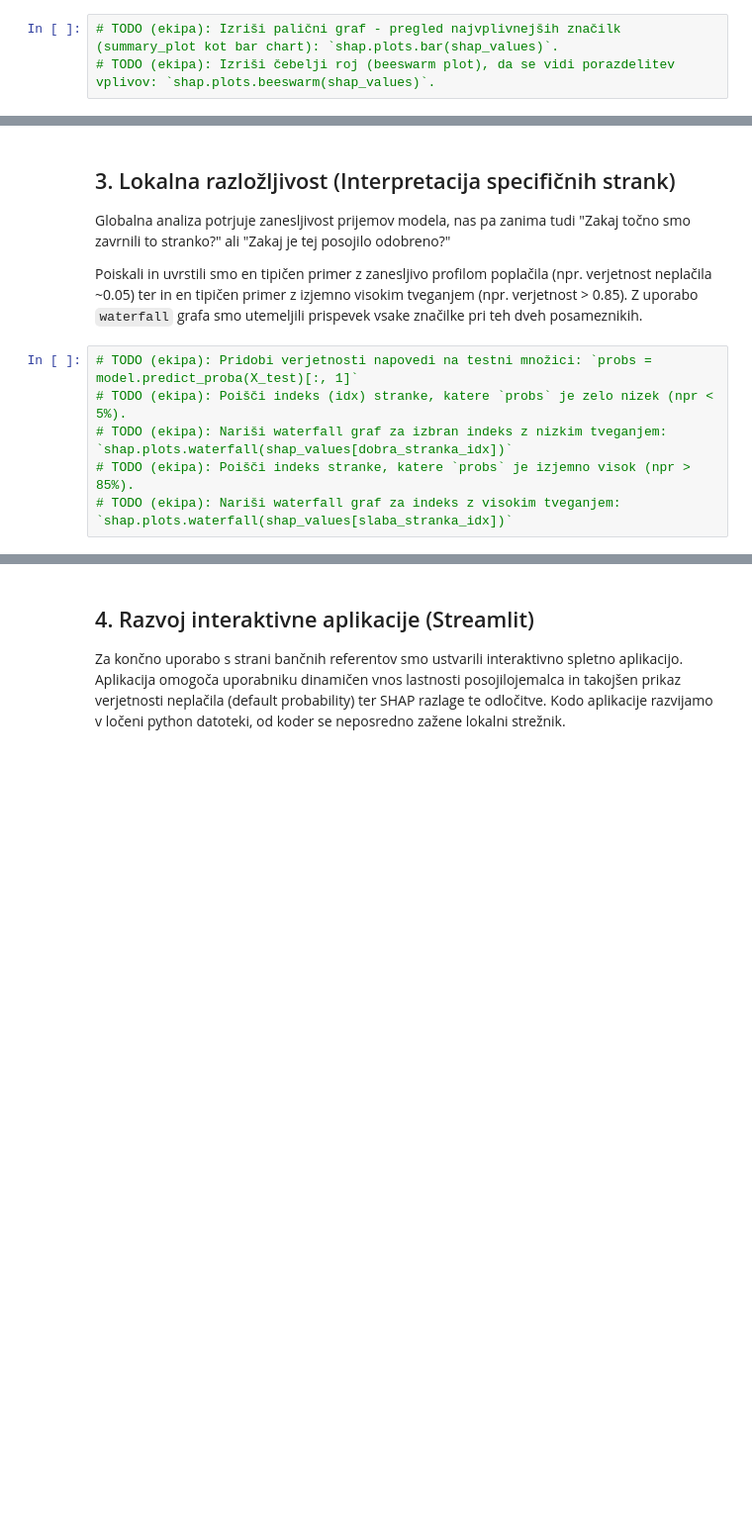
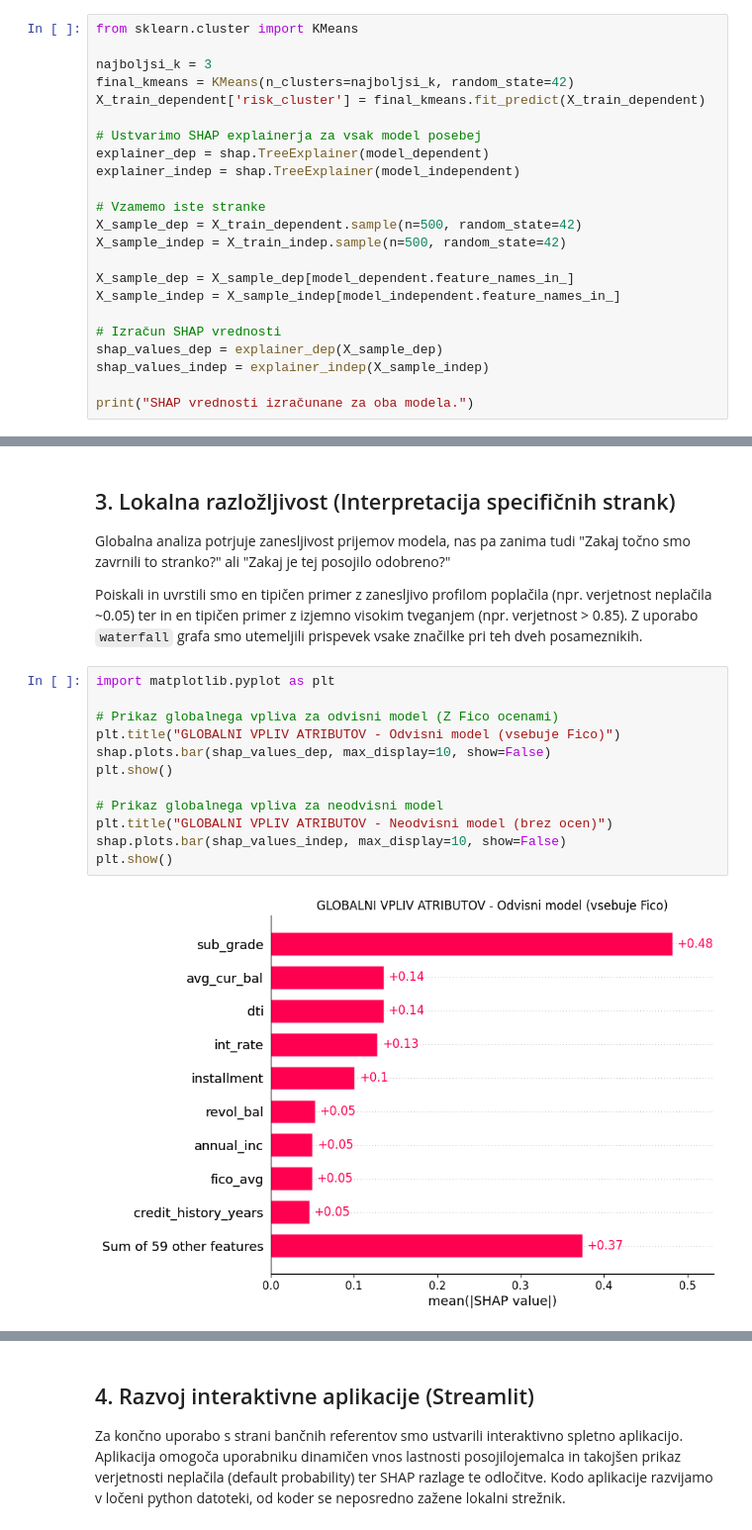
Before and after one commit to bjaksic84/PR2612, a Jupyter notebook: notebooks/05_explainability.ipynb, the cells around one changed output, grey strips where cells are left out. Shown at 99% size. Saved outputs shown, nothing was run; the diff lists cells and outputs as text; blank space fills up the shorter version.

```diff
--- a/notebooks/05_explainability.ipynb
+++ b/notebooks/05_explainability.ipynb
@@ -25,3 +39,23 @@ Da bi razumeli globalno obnašanje modela, smo preverili, katere značilke prisp
 # %%
-# TODO (ekipa): Izriši palični graf - pregled najvplivnejših značilk (summary_plot kot bar chart): `shap.plots.bar(shap_values)`.
-# TODO (ekipa): Izriši čebelji roj (beeswarm plot), da se vidi porazdelitev vplivov: `shap.plots.beeswarm(shap_values)`.
+from sklearn.cluster import KMeans
+
+najboljsi_k = 3
+final_kmeans = KMeans(n_clusters=najboljsi_k, random_state=42)
+X_train_dependent['risk_cluster'] = final_kmeans.fit_predict(X_train_dependent)
+
+# Ustvarimo SHAP explainerja za vsak model posebej
+explainer_dep = shap.TreeExplainer(model_dependent)
+explainer_indep = shap.TreeExplainer(model_independent)
+
+# Vzamemo iste stranke
+X_sample_dep = X_train_dependent.sample(n=500, random_state=42)
+X_sample_indep = X_train_indep.sample(n=500, random_state=42)
+
+X_sample_dep = X_sample_dep[model_dependent.feature_names_in_]
+X_sample_indep = X_sample_indep[model_independent.feature_names_in_]
+
+# Izračun SHAP vrednosti
+shap_values_dep = explainer_dep(X_sample_dep)
+shap_values_indep = explainer_indep(X_sample_indep)
+
+print("SHAP vrednosti izračunane za oba modela.")
@@ -32,8 +68,16 @@ Globalna analiza potrjuje zanesljivost prijemov modela, nas pa zanima tudi "Zaka
 
 Poiskali in uvrstili smo en tipičen primer z zanesljivo profilom poplačila (npr. verjetnost neplačila ~0.05) ter in en tipičen primer z izjemno visokim tveganjem (npr. verjetnost > 0.85). Z uporabo `waterfall` grafa smo utemeljili prispevek vsake značilke pri teh dveh posameznikih.
 # %%
-# TODO (ekipa): Pridobi verjetnosti napovedi na testni množici: `probs = model.predict_proba(X_test)[:, 1]`
-# TODO (ekipa): Poišči indeks (idx) stranke, katere `probs` je zelo nizek (npr < 5%).
-# TODO (ekipa): Nariši waterfall graf za izbran indeks z nizkim tveganjem: `shap.plots.waterfall(shap_values[dobra_stranka_idx])`
-# TODO (ekipa): Poišči indeks stranke, katere `probs` je izjemno visok (npr > 85%).
-# TODO (ekipa): Nariši waterfall graf za indeks z visokim tveganjem: `shap.plots.waterfall(shap_values[slaba_stranka_idx])`
+import matplotlib.pyplot as plt
+
+# Prikaz globalnega vpliva za odvisni model (Z Fico ocenami)
+plt.title("GLOBALNI VPLIV ATRIBUTOV - Odvisni model (vsebuje Fico)")
+shap.plots.bar(shap_values_dep, max_display=10, show=False)
+plt.show()
+
+# Prikaz globalnega vpliva za neodvisni model
+plt.title("GLOBALNI VPLIV ATRIBUTOV - Neodvisni model (brez ocen)")
+shap.plots.bar(shap_values_indep, max_display=10, show=False)
+plt.show()
+# %% [output]
+[figure, added]
```
Also changed, not shown: parts of 6 cells of this notebook, 11 other files.
